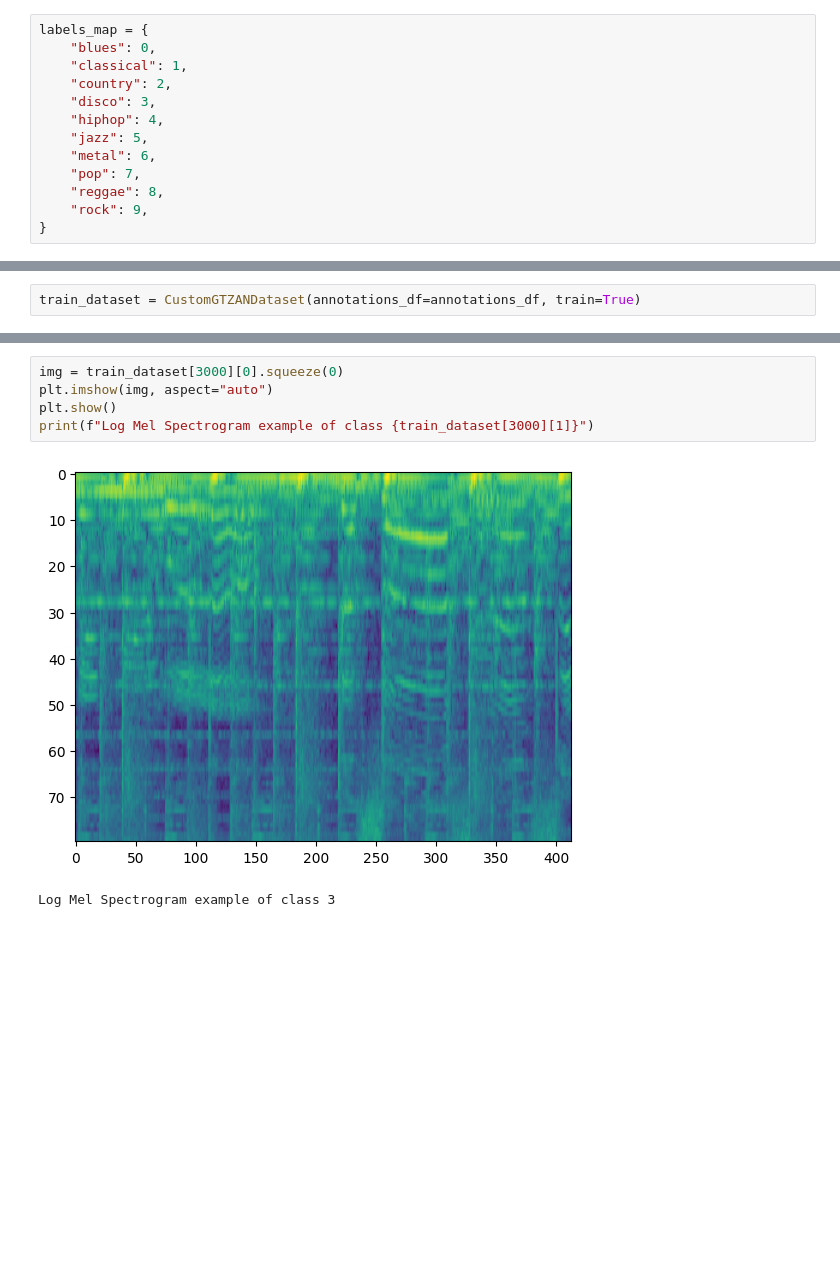
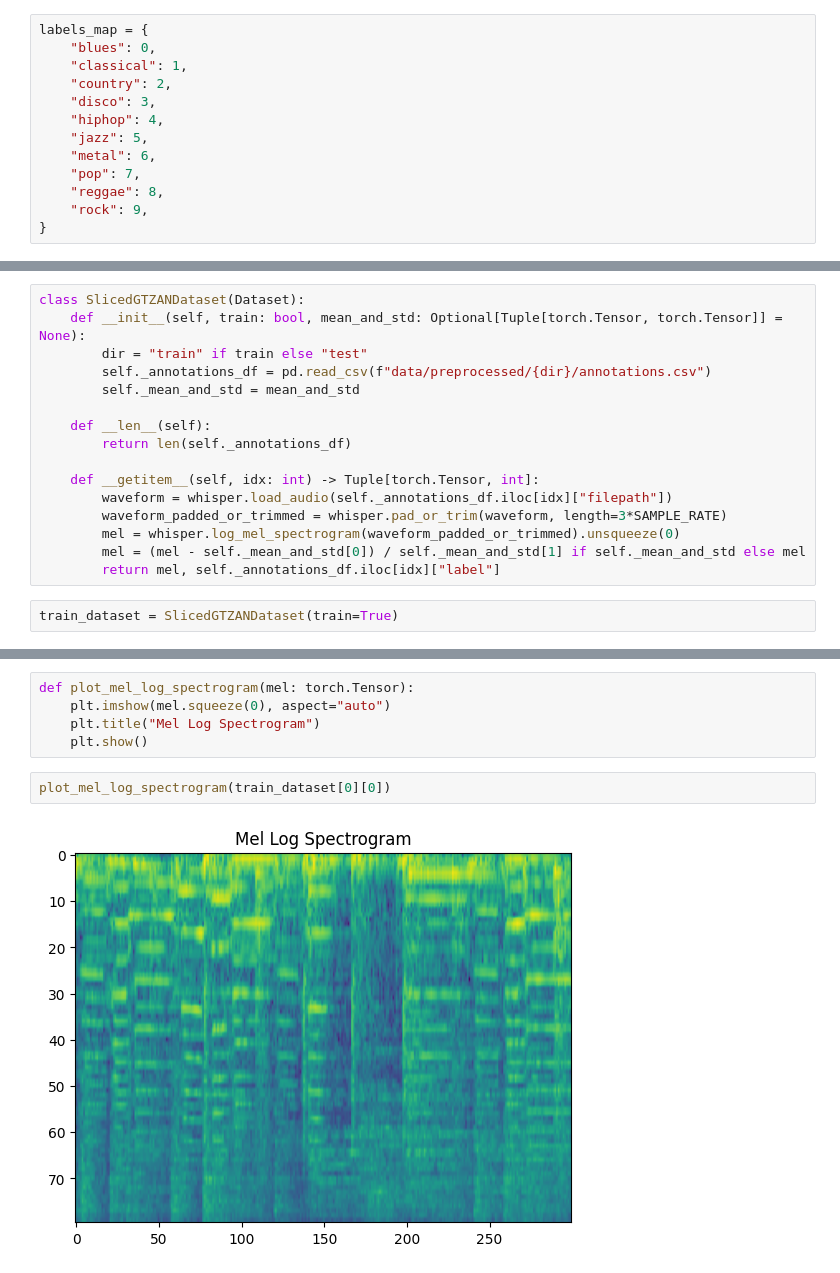
Before and after one commit to michailmelonas/musical-genre-recog, a Jupyter notebook: main.ipynb, the cells around one changed output, grey strips where cells are left out. Drawn from its saved outputs; the diff is of its cells as text; blank space fills up the shorter version.

```diff
--- a/main.ipynb
+++ b/main.ipynb
@@ -75,2 +132,18 @@ class CustomGTZANDataset(Dataset):
+# %%
+class SlicedGTZANDataset(Dataset):
+    def __init__(self, train: bool, mean_and_std: Optional[Tuple[torch.Tensor, torch.Tensor]] = None):
+        dir = "train" if train else "test"
+        self._annotations_df = pd.read_csv(f"data/preprocessed/{dir}/annotations.csv")
+        self._mean_and_std = mean_and_std
+
+    def __len__(self):
+        return len(self._annotations_df)
+
+    def __getitem__(self, idx: int) -> Tuple[torch.Tensor, int]:
+        waveform = whisper.load_audio(self._annotations_df.iloc[idx]["filepath"])
+        waveform_padded_or_trimmed = whisper.pad_or_trim(waveform, length=3*SAMPLE_RATE)
+        mel = whisper.log_mel_spectrogram(waveform_padded_or_trimmed).unsqueeze(0)
+        mel = (mel - self._mean_and_std[0]) / self._mean_and_std[1] if self._mean_and_std else mel
+        return mel, self._annotations_df.iloc[idx]["label"]
 # %%
-train_dataset = CustomGTZANDataset(annotations_df=annotations_df, train=True)
+train_dataset = SlicedGTZANDataset(train=True)
@@ -85,8 +150,9 @@ Log Mel Spectrogram example of class 2
-# %%
-img = train_dataset[3000][0].squeeze(0)
-plt.imshow(img, aspect="auto")
-plt.show()
-print(f"Log Mel Spectrogram example of class {train_dataset[3000][1]}")
-# %% [output]
-[figure, removed]
-Log Mel Spectrogram example of class 3
+# %%
+def plot_mel_log_spectrogram(mel: torch.Tensor):
+    plt.imshow(mel.squeeze(0), aspect="auto")
+    plt.title("Mel Log Spectrogram")
+    plt.show()
+# %%
+plot_mel_log_spectrogram(train_dataset[0][0])
+# %% [output]
+[figure, added]
```
Also changed, not shown: parts of 33 cells of this notebook, 1 other file.
